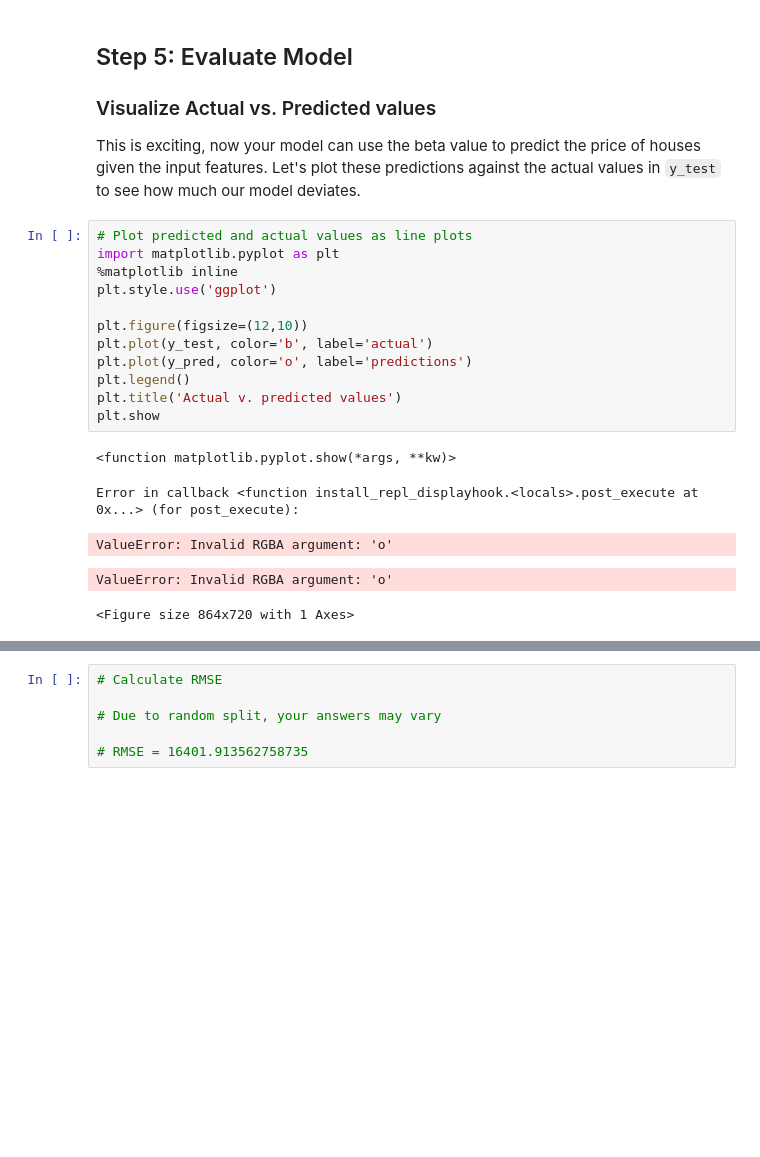
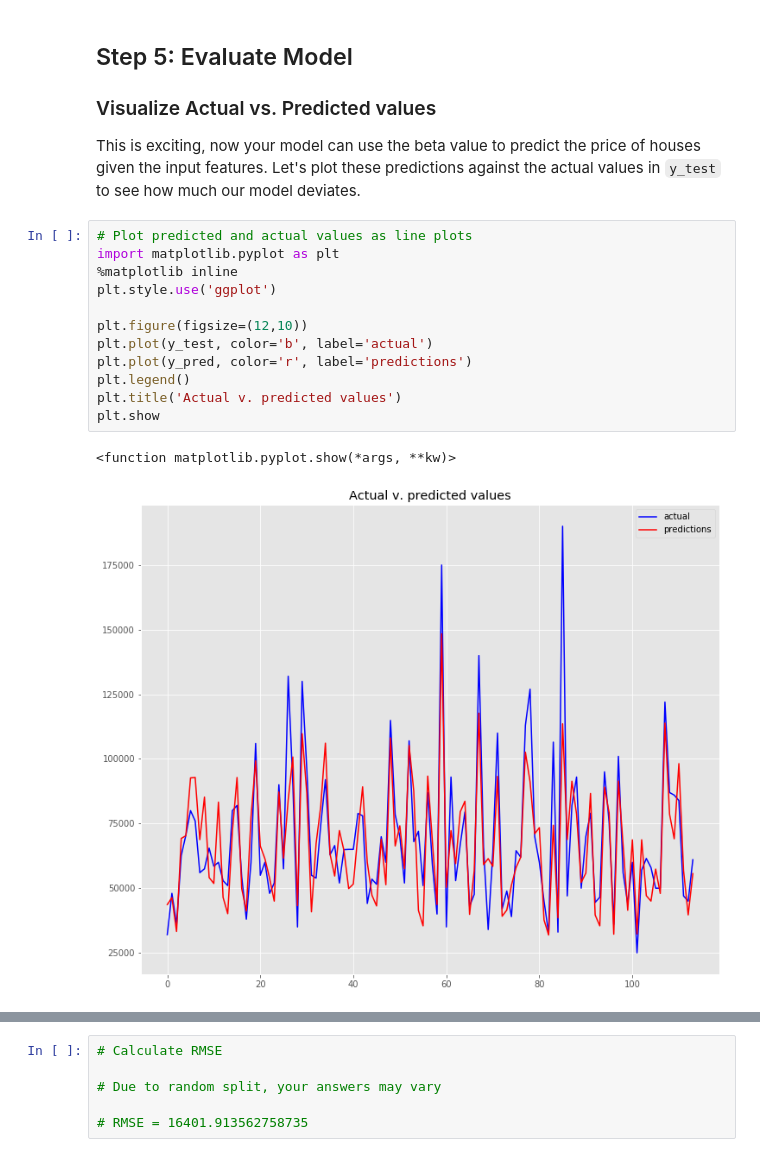
Before and after one commit to zapatos24/dsc-linalg-regression-lab-nyc-ds-060319, a Jupyter notebook: index.ipynb, the cells around one changed output, grey strips where cells are left out. Drawn from its saved outputs; the diff is of its cells as text; blank space fills up the shorter version.

```diff
--- a/index.ipynb
+++ b/index.ipynb
@@ -191,21 +191,18 @@ This is exciting, now your model can use the beta value to predict the price of
 # %%
 # Plot predicted and actual values as line plots
 import matplotlib.pyplot as plt
 %matplotlib inline
 plt.style.use('ggplot')
 
 plt.figure(figsize=(12,10))
 plt.plot(y_test, color='b', label='actual')
-plt.plot(y_pred, color='o', label='predictions')
+plt.plot(y_pred, color='r', label='predictions')
 plt.legend()
 plt.title('Actual v. predicted values')
 plt.show
 # %% [output]
 <function matplotlib.pyplot.show(*args, **kw)>
-Error in callback <function install_repl_displayhook.<locals>.post_execute at 0x...> (for post_execute):
-ValueError: Invalid RGBA argument: 'o'
-ValueError: Invalid RGBA argument: 'o'
-<Figure size 864x720 with 1 Axes>
+[figure, added]
 # %% [markdown]
 <img src ="images/diff.png" width="750">
 
```
